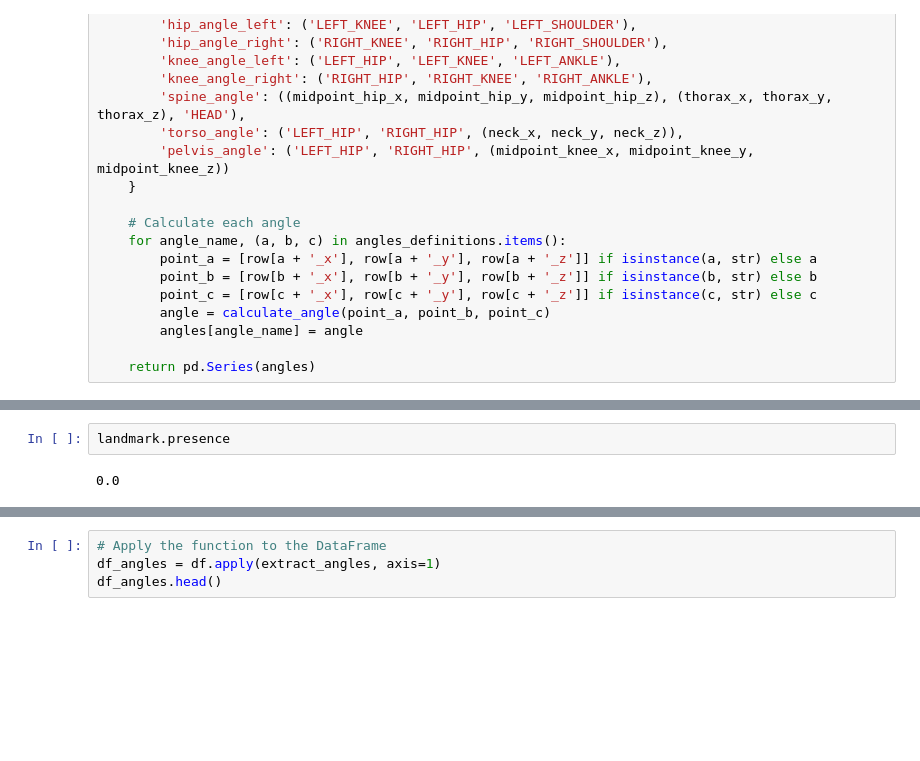
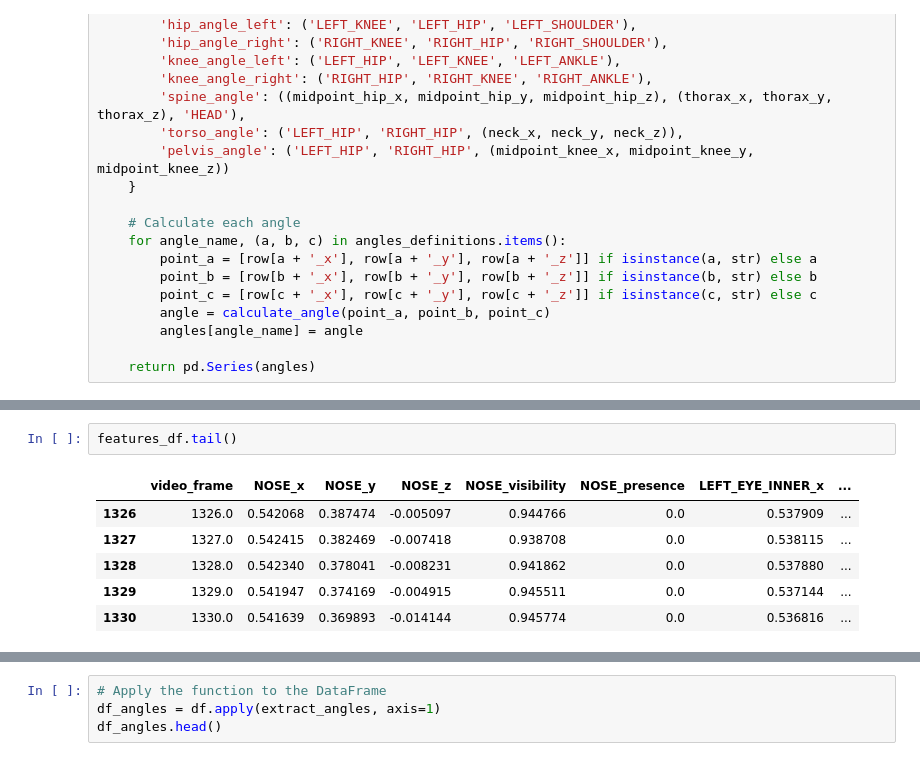
Before and after one commit to SloughJE/aerial_straps_classifier, a Jupyter notebook: noteboooks/main_functions.ipynb, the cells around one changed output, grey strips where cells are left out. Saved outputs shown, nothing was run; the diff lists cells and outputs as text; blank space fills up the shorter version.

```diff
--- a/noteboooks/main_functions.ipynb
+++ b/noteboooks/main_functions.ipynb
@@ -363,4 +388,9 @@ KeyboardInterrupt:
-# %%
-landmark.presence
-# %% [output]
-0.0
+# %%
+features_df.tail()
+# %% [output]
+|  | video_frame | NOSE_x | NOSE_y | NOSE_z | NOSE_visibility | NOSE_presence | LEFT_EYE_INNER_x | ... |
+| 1326 | 1326.0 | 0.542068 | 0.387474 | -0.005097 | 0.944766 | 0.0 | 0.537909 | ... |
+| 1327 | 1327.0 | 0.542415 | 0.382469 | -0.007418 | 0.938708 | 0.0 | 0.538115 | ... |
+| 1328 | 1328.0 | 0.542340 | 0.378041 | -0.008231 | 0.941862 | 0.0 | 0.537880 | ... |
+| 1329 | 1329.0 | 0.541947 | 0.374169 | -0.004915 | 0.945511 | 0.0 | 0.537144 | ... |
+| 1330 | 1330.0 | 0.541639 | 0.369893 | -0.014144 | 0.945774 | 0.0 | 0.536816 | ... |
```
Also changed, not shown: parts of 24 cells of this notebook, 2 other files.
